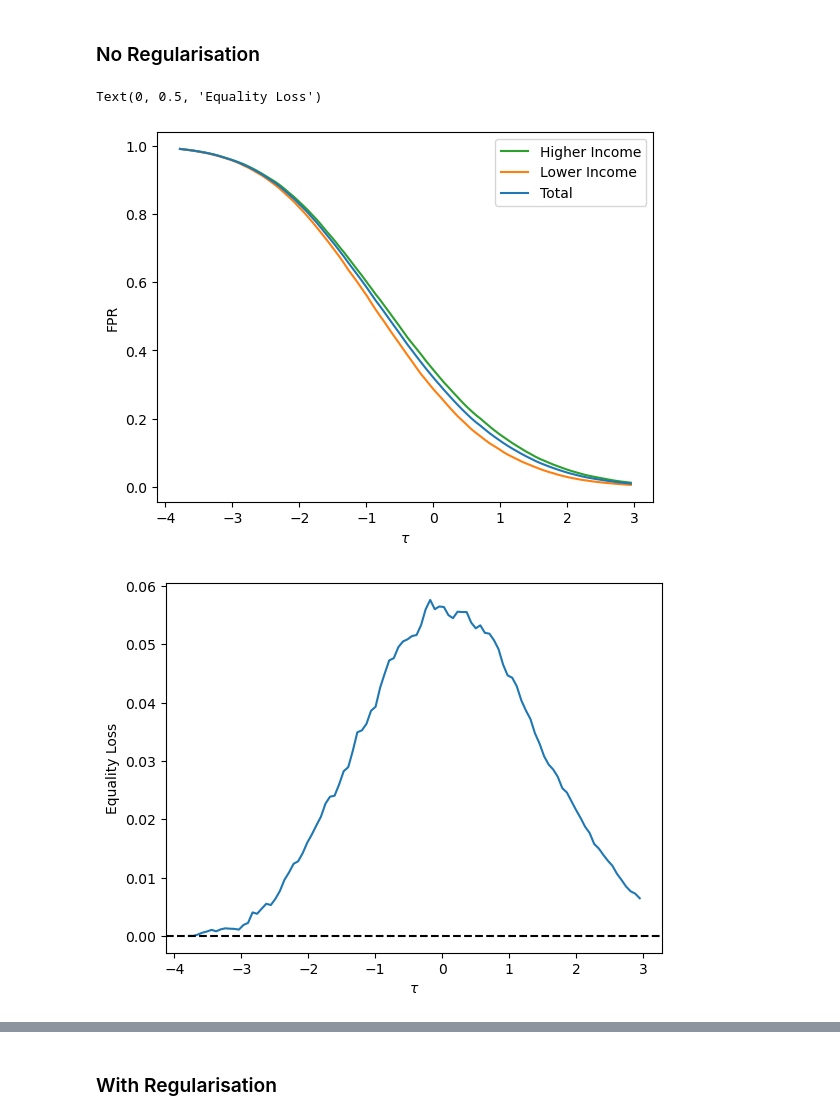
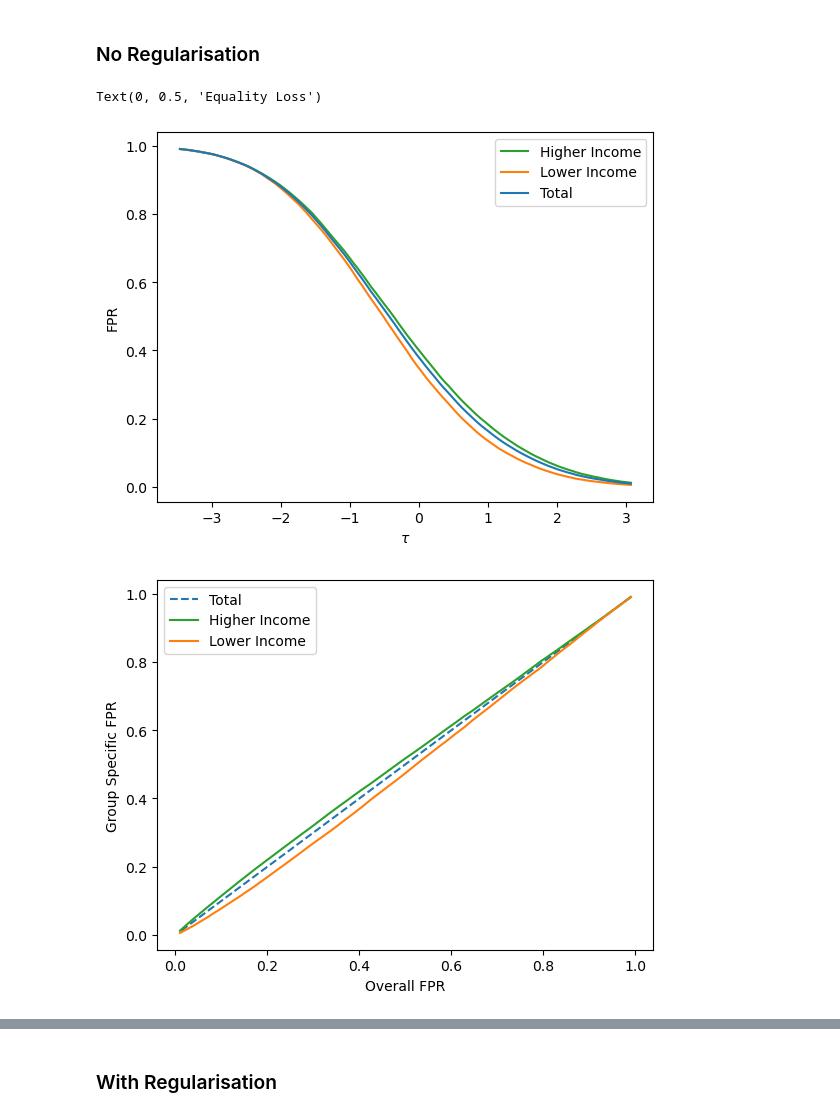
Before and after one commit to joshgivens/ClassificationwithAltLoss, a Jupyter notebook: fairness_constraints/Regularisation/equal_odds.ipynb, the cells around one changed output, grey strips where cells are left out. Cells and saved outputs as stored; diff of their text form; code cells hidden in the pictures.

```diff
--- a/fairness_constraints/Regularisation/equal_odds.ipynb
+++ b/fairness_constraints/Regularisation/equal_odds.ipynb
@@ -1793,6 +1787,15 @@ fig.tight_layout()
 [figure]
 # %% [markdown]
 ## Explore Thresholding
+# %%
+test_taus = {}
+fprs = {}
+fprs_group0 = {}
+fprs_group1 = {}
+equal_losses = {}
+true_tau_train = {}
+fpr_train_tau = {}
+true_tau = {}
 # %% [markdown]
 ### No Regularisation
 # %%
@@ -1873,26 +1887,35 @@ with torch.no_grad():
 # %%
+key = "no_reg"
 fig, ax = plt.subplots()
-ax.plot(taus, fprs_group1, label='Higher Income', color="C2")
-ax.plot(taus, fprs_group0, label='Lower Income', color="C1")
-ax.plot(taus, fprs, label='Total', color="C0")
+ax.plot(test_taus[key], fprs_group1[key], label='Higher Income', color="C2")
+ax.plot(test_taus[key], fprs_group0[key], label='Lower Income', color="C1")
+ax.plot(test_taus[key], fprs[key], label='Total', color="C0")
 ax.legend()
 ax.set_xlabel(r"$\tau$")
 ax.set_ylabel('FPR')
 
 fig, ax = plt.subplots()
-ax.plot(taus, equal_losses)
+ax.plot(fprs[key], fprs[key], label='Total', color="C0", linestyle="--")
+ax.plot(fprs[key], fprs_group1[key], label='Higher Income', color="C2")
+ax.plot(fprs[key], fprs_group0[key], label='Lower Income', color="C1")
+ax.legend()
+ax.set_xlabel("Overall FPR")
+ax.set_ylabel("Group Specific FPR")
+
+fig, ax = plt.subplots()
+ax.plot(test_taus[key], equal_losses[key])
 # Horizontsal black dashed line at 0
 ax.axhline(0, color='black', linestyle='--')
 ax.set_xlabel(r"$\tau$")
 ax.set_ylabel('Equality Loss')
 
 fig, ax = plt.subplots()
-ax.plot(fprs, equal_losses)
+ax.plot(fprs[key], equal_losses[key])
 # Horizontal black dashed line at 0
 ax.axhline(0, color='black', linestyle='--')
 ax.set_xlabel('FPR')
 ax.set_ylabel('Equality Loss')
 # %% [output]
 Text(0, 0.5, 'Equality Loss')
-[figure, old version]
+[figure, new version]
-[figure, old version]
+[figure, new version]
```
Also changed, not shown: parts of 14 cells of this notebook, 1 other file.
